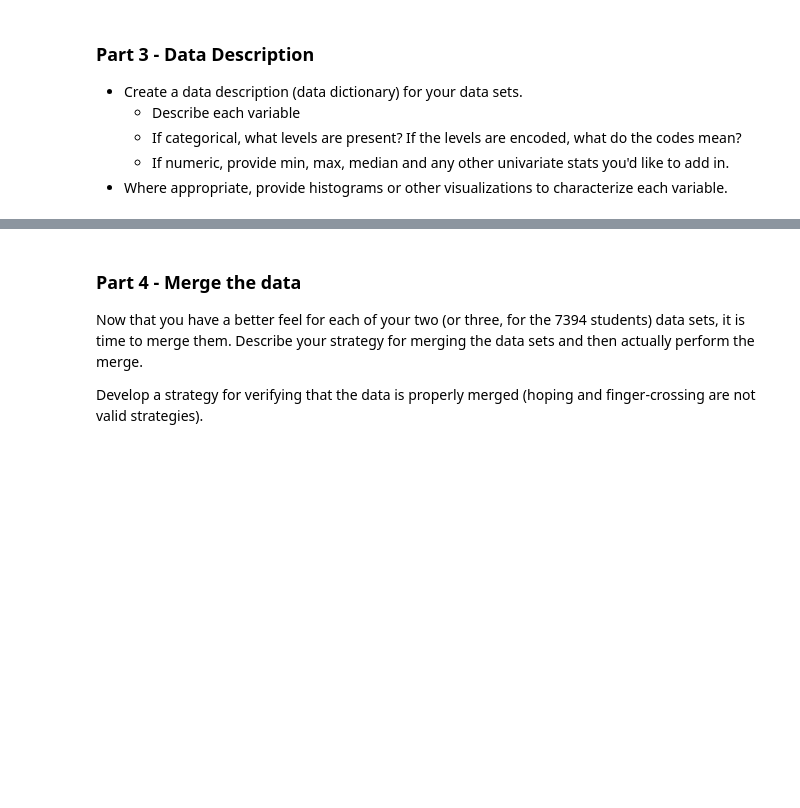
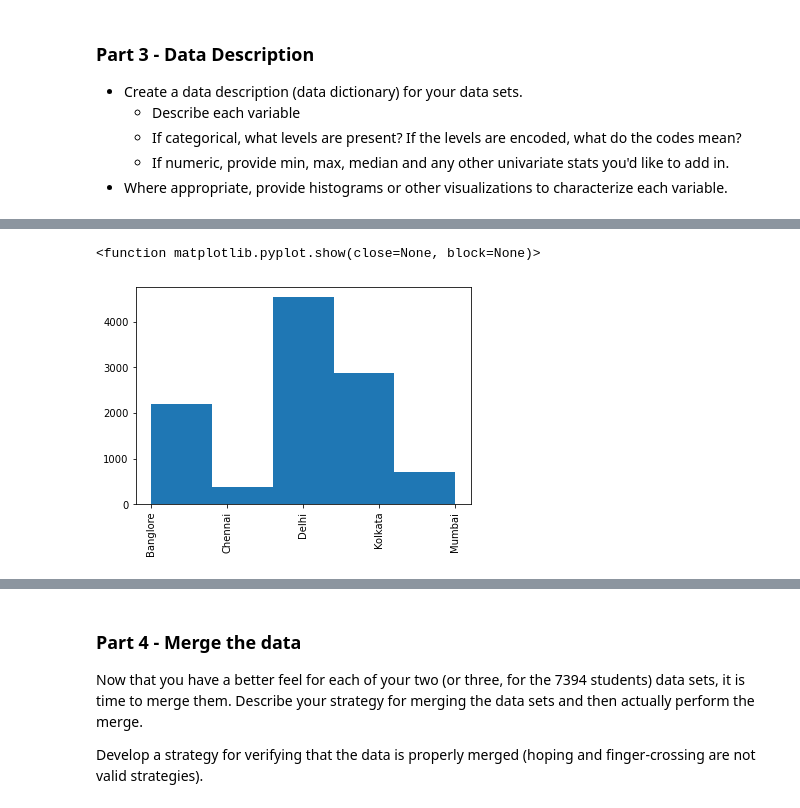
Before and after one commit to claywrentz/MLProject2, a Jupyter notebook: Project02.ipynb, the cells around one changed output, grey strips where cells are left out. Saved outputs shown, nothing was run; the diff lists cells and outputs as text; code cells hidden in the pictures; blank space fills up the shorter version.

```diff
--- a/Project02.ipynb
+++ b/Project02.ipynb
@@ -265,0 +354,7 @@ There is no missing data, all columns have 300,153 non-null entries.
+# %%
+plt.hist(flight1['Source'], bins = 5, density = False)
+plt.xticks(rotation='vertical')
+plt.show
+# %% [output]
+<function matplotlib.pyplot.show(close=None, block=None)>
+[figure, added]
```
Also changed, not shown: parts of 23 cells of this notebook.
